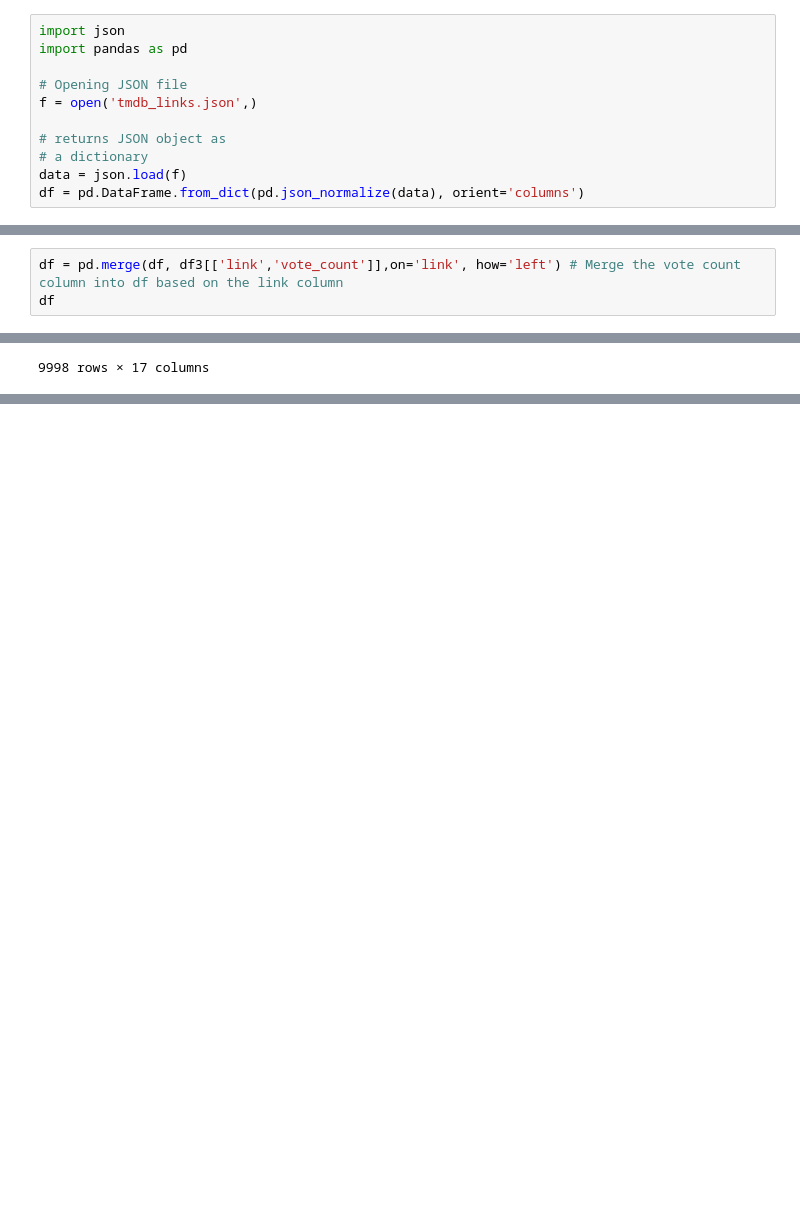
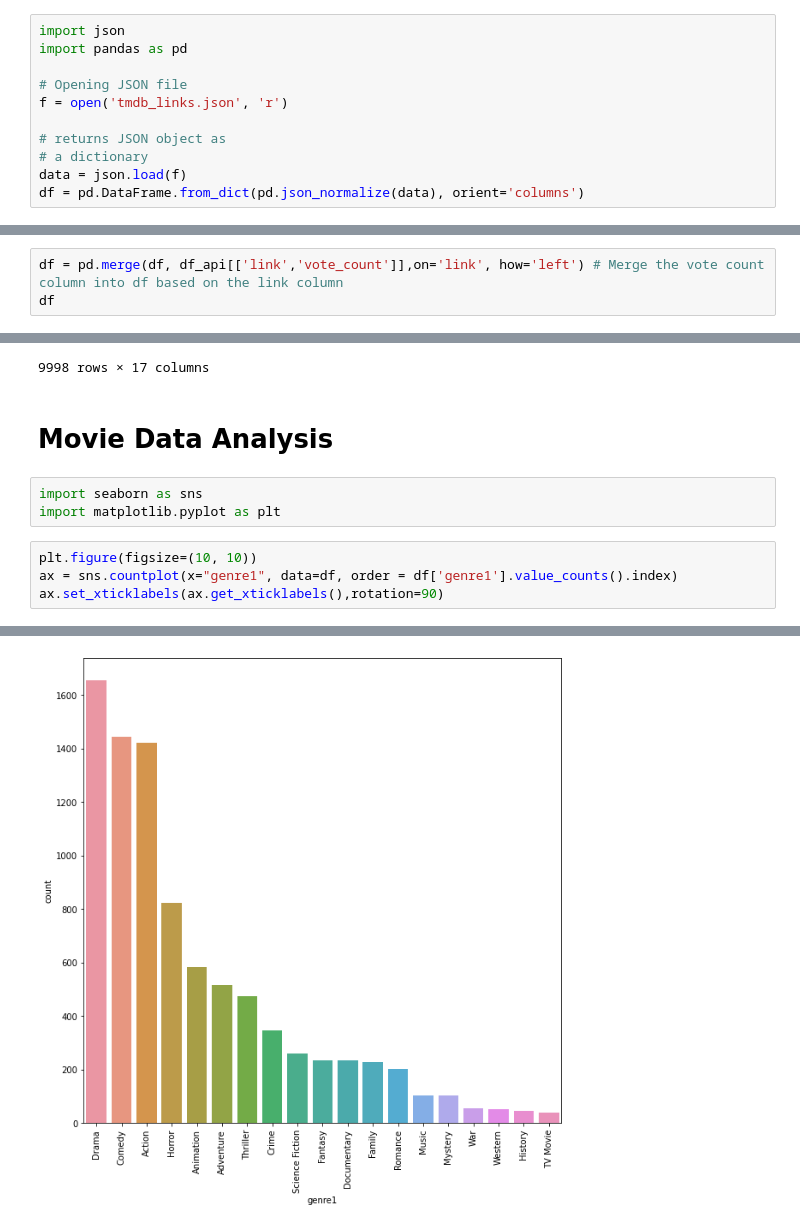
Before and after one commit to Ndhel97/TMDB_Movies_Data_Analysis, a Jupyter notebook: tmdb_movies_data_analysis.ipynb, the cells around one changed output, grey strips where cells are left out. Saved outputs shown, nothing was run; the diff lists cells and outputs as text; blank space fills up the shorter version.

Commit message:
genres data visualization

```diff
--- a/tmdb_movies_data_analysis.ipynb
+++ b/tmdb_movies_data_analysis.ipynb
@@ -7,7 +7,7 @@ import json
 import pandas as pd
 
 # Opening JSON file
-f = open('tmdb_links.json',)
+f = open('tmdb_links.json', 'r')
 
 # returns JSON object as
 # a dictionary
@@ -170,7 +170,7 @@ df_api
 | 9997 | /movie/9100-the-craft | False | /Atmy2pH4cQo2tdaQg31eJF7zS6y.jpg | {'id': 758369, 'name': 'The Craft... | 15000000 | [{'id': 14, 'name': 'Fantasy'}, {... |  | 9100 | tt0115963 | ... |
 9998 rows × 26 columns
 # %%
-df = pd.merge(df, df3[['link','vote_count']],on='link', how='left') # Merge the vote count column into df based on the link column
+df = pd.merge(df, df_api[['link','vote_count']],on='link', how='left') # Merge the vote count column into df based on the link column
 df
 # %% [output]
 |  | title | link | release_date | release_country | runtime | score | overview | poster | genre1 | ... |
@@ -225,3 +225,13 @@ df
 | 9996 | Nobody | /movie/615457-nobody | 2021-04-28 | (ID) | 92.0 | 85.0 | Hutch Mansell, a suburban dad, ov... | /t/p/w300_and_h450_bestv2/oBgWY00... | Action | ... |
 | 9997 | The Craft | /movie/9100-the-craft | 1996-05-03 | (US) | 101.0 | 67.0 | A Catholic school newcomer falls ... | /t/p/w300_and_h450_bestv2/8UCScpz... | Fantasy | ... |
 9998 rows × 17 columns
+# %% [markdown]
+# Movie Data Analysis
+# %%
+import seaborn as sns
+import matplotlib.pyplot as plt
+# %%
+plt.figure(figsize=(10, 10))
+ax = sns.countplot(x="genre1", data=df, order = df['genre1'].value_counts().index)
+ax.set_xticklabels(ax.get_xticklabels(),rotation=90)
+# %% [output]
@@ -227,0 +257 @@ df
+[figure, added]
```
Also changed, not shown: parts of 14 cells of this notebook.
